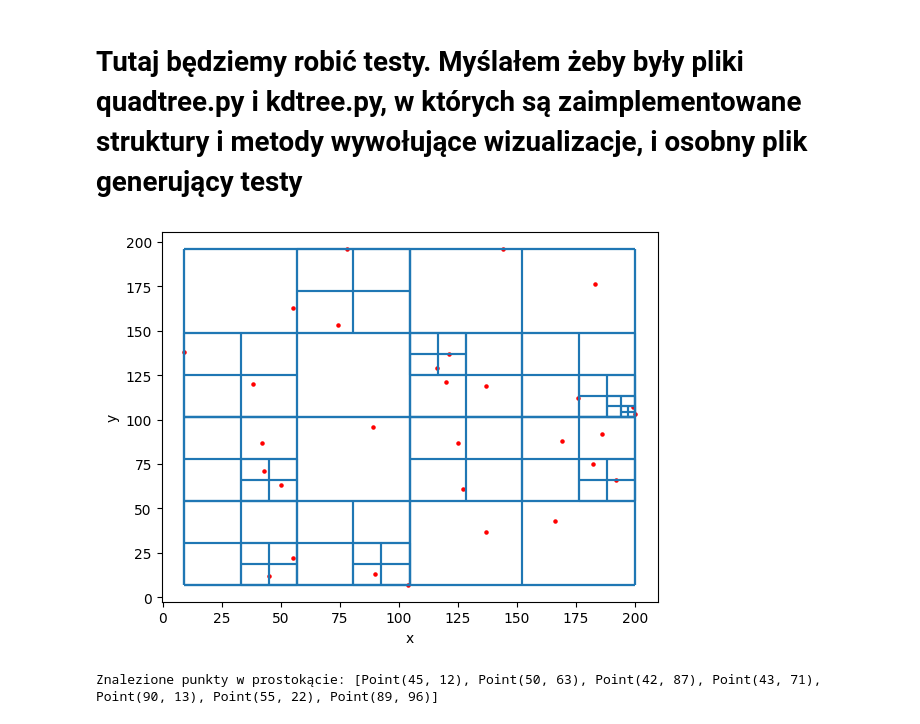
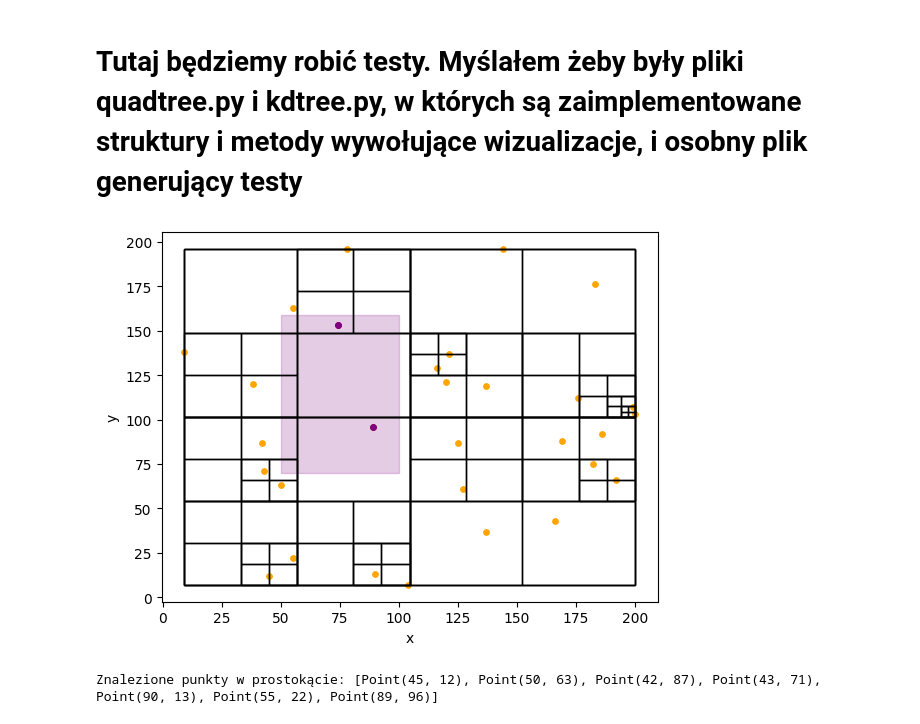
Before and after one commit to martowicz/quadtree_kdtree_project, a Jupyter notebook: test.ipynb, the cells around one changed output. Drawn from its saved outputs; the diff is of its cells as text; code cells hidden in the pictures.

Commit message:
quadtree_vis

```diff
--- a/test.ipynb
+++ b/test.ipynb
@@ -4,34 +4,34 @@
 from geo_structures import RectangleArea, Point
 # %%
 import importlib
-import quadtree  # Import całego modułu
+import quadtree_vis  # Import całego modułu
 
-importlib.reload(quadtree)  # Ponowne załadowanie modułu
+importlib.reload(quadtree_vis)  # Ponowne załadowanie modułu
 
 # Uzyskanie dostępu do klasy
-Quadtree = quadtree.Quadtree
+Quadtree_vis = quadtree_vis.Quadtree_vis
 # %%
 points=[
     Point(192, 66), Point(55, 163), Point(50, 63), Point(186, 92), Point(74, 153),
     Point(125, 87), Point(78, 196), Point(43, 71), Point(90, 13), Point(199, 107),
     Point(176, 112), Point(9, 138), Point(169, 88), Point(42, 87), Point(121, 137),
     Point(137, 37), Point(45, 12), Point(183, 176), Point(104, 7), Point(38, 120),
     Point(137, 119), Point(116, 129), Point(166, 43), Point(89, 96), Point(200, 103),
     Point(55, 22), Point(182, 75), Point(144, 196), Point(120, 121), Point(127, 61)
 ]
 
-quad_tree=Quadtree(points,1)
+quad_tree=Quadtree_vis(points,1)
 
-found = quad_tree.find(RectangleArea(0, 0, 109, 159))
+found = quad_tree.find(RectangleArea(50, 70, 100, 159))
 
 vis=quad_tree.get_vis()
 
 
 vis.show()
 
 #Punkty mogę dodawać od razu
 # %% [output]
-[figure, old version]
+[figure, new version]
 # %%
 import importlib
 import kd_tree_vis # Import całego modułu
```
Also changed, not shown: 1 other file.
